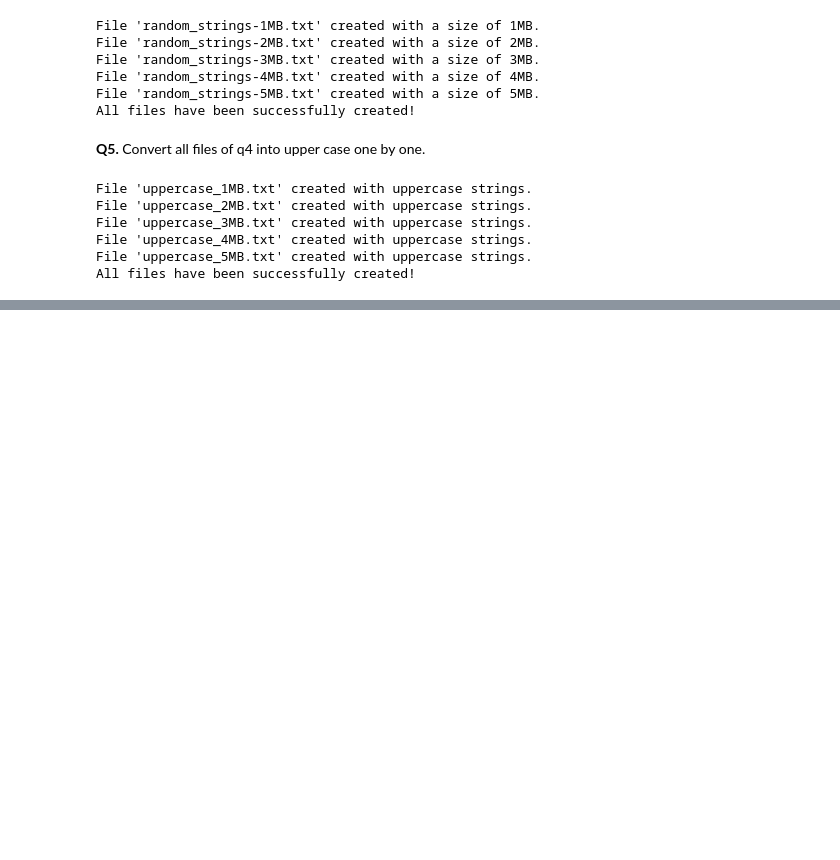
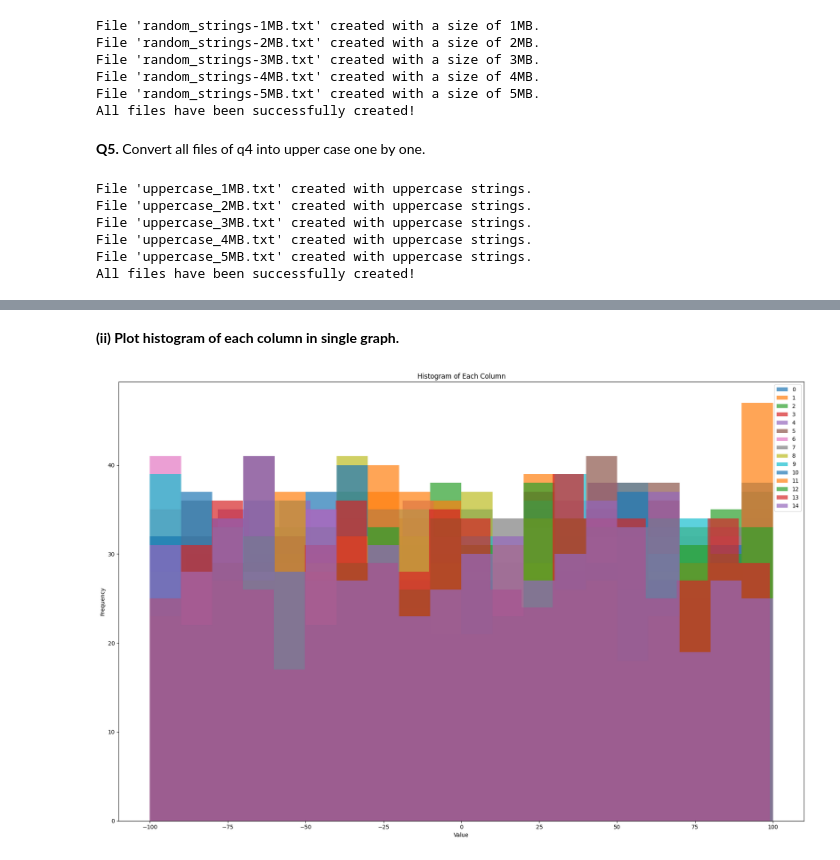
Before and after one commit to SukhmanpreetKaurManes/Miniproject-Advance-Python, a Jupyter notebook: Assignment6.ipynb, the cells around one changed output, grey strips where cells are left out. Saved outputs shown, nothing was run; the diff lists cells and outputs as text; code cells hidden in the pictures; blank space fills up the shorter version.

```diff
--- a/Assignment6.ipynb
+++ b/Assignment6.ipynb
@@ -120,0 +290,13 @@ All files have been successfully created!
+# %% [markdown]
+**(ii) Plot histogram of each column in single graph.**
+# %%
+plt.figure(figsize=(18,12))
+for column in df.columns:
+  plt.hist(df[column],bins=20,alpha=0.7,label=column)
+plt.xlabel('Value')
+plt.ylabel('Frequency')
+plt.title('Histogram of Each Column')
+plt.legend()
+plt.tight_layout()
+# %% [output]
+[figure, added]
```
Also changed, not shown: parts of 20 cells of this notebook.
